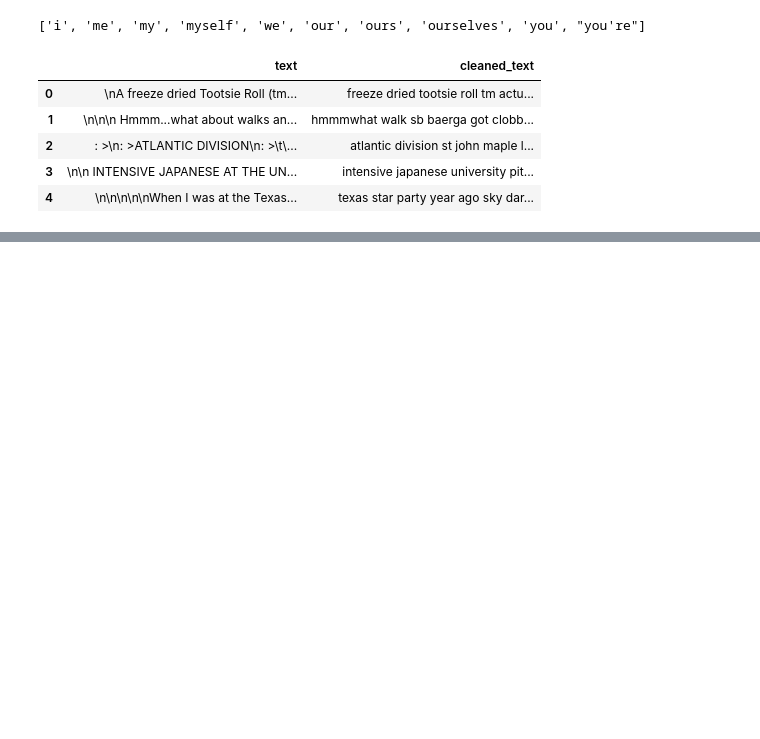
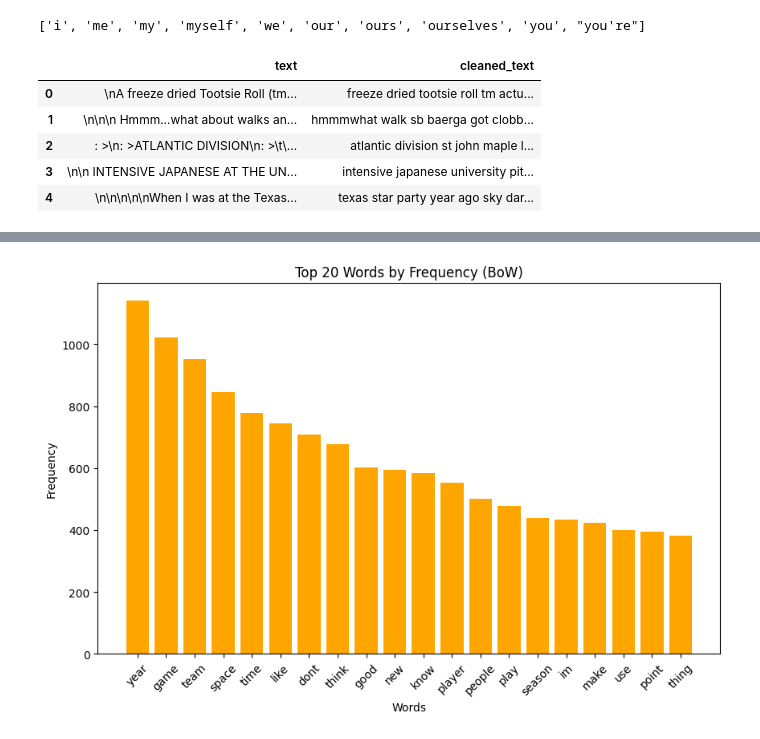
Before and after one commit to arifhaidari/NLP_exploration, a Jupyter notebook: topic_modeling_LDA/preprocessing.ipynb, the cells around one changed output, grey strips where cells are left out. Cells and saved outputs as stored; diff of their text form; code cells hidden in the pictures; blank space fills up the shorter version.

```diff
--- a/topic_modeling_LDA/preprocessing.ipynb
+++ b/topic_modeling_LDA/preprocessing.ipynb
@@ -83,0 +114,12 @@ data[['cleaned_text', 'category_name']].to_csv('../dataset/cleaned_newsgroups_da
+# %%
+# Initialize CountVectorizer
+count_vectorizer = CountVectorizer(max_features=1000, stop_words='english')
+
+# Apply CountVectorizer to the cleaned text
+bow_matrix = count_vectorizer.fit_transform(data['cleaned_text'])
+
+# Convert to a DataFrame for visualization
+bow_df = pd.DataFrame(bow_matrix.toarray(), columns=count_vectorizer.get_feature_names_out())
+
+print("Bag-of-Words Matrix (sample):")
+display(bow_df.head())
@@ -83,0 +184,18 @@ data[['cleaned_text', 'category_name']].to_csv('../dataset/cleaned_newsgroups_da
+# %%
+# Visualize Most Frequent Words
+
+# Get top 20 words by frequency
+word_freq = bow_df.sum(axis=0).sort_values(ascending=False)[:20]
+words = word_freq.index
+counts = word_freq.values
+
+# Plot the frequencies
+plt.figure(figsize=(10, 6))
+plt.bar(words, counts, color='orange')
+plt.xlabel('Words')
+plt.ylabel('Frequency')
+plt.title('Top 20 Words by Frequency (BoW)')
+plt.xticks(rotation=45)
+plt.show()
+# %% [output]
+[figure, added]
```
Also changed, not shown: parts of 8 cells of this notebook, 1 other file.
